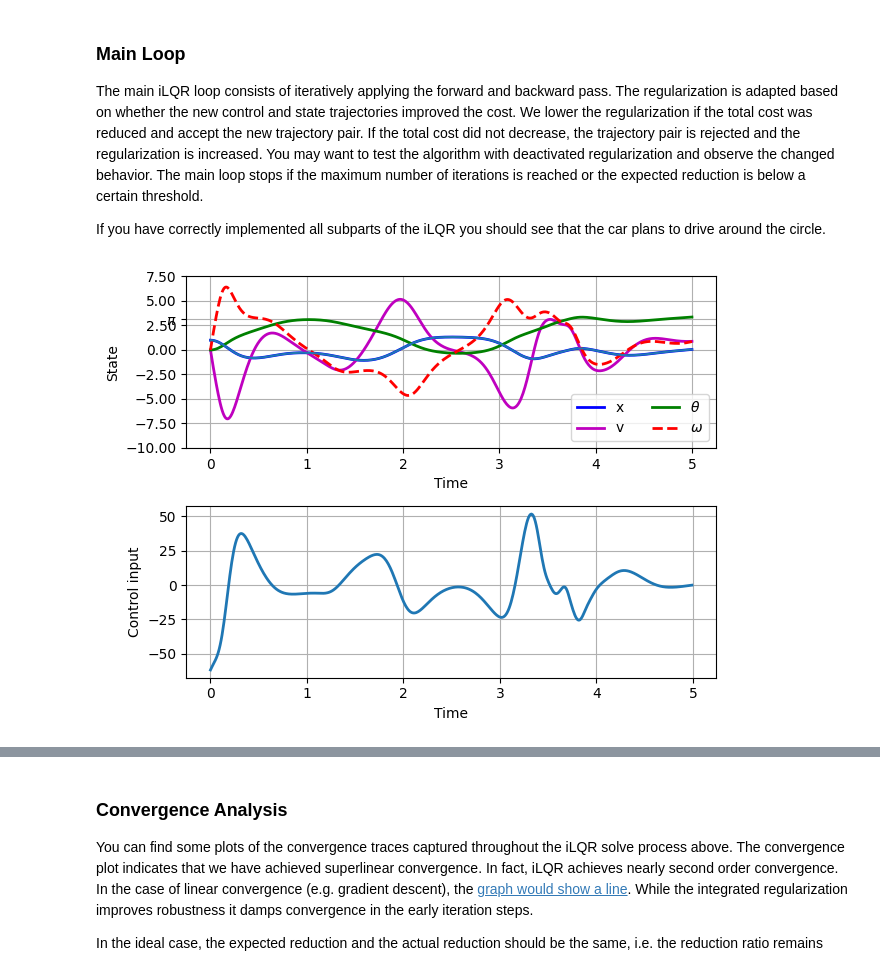
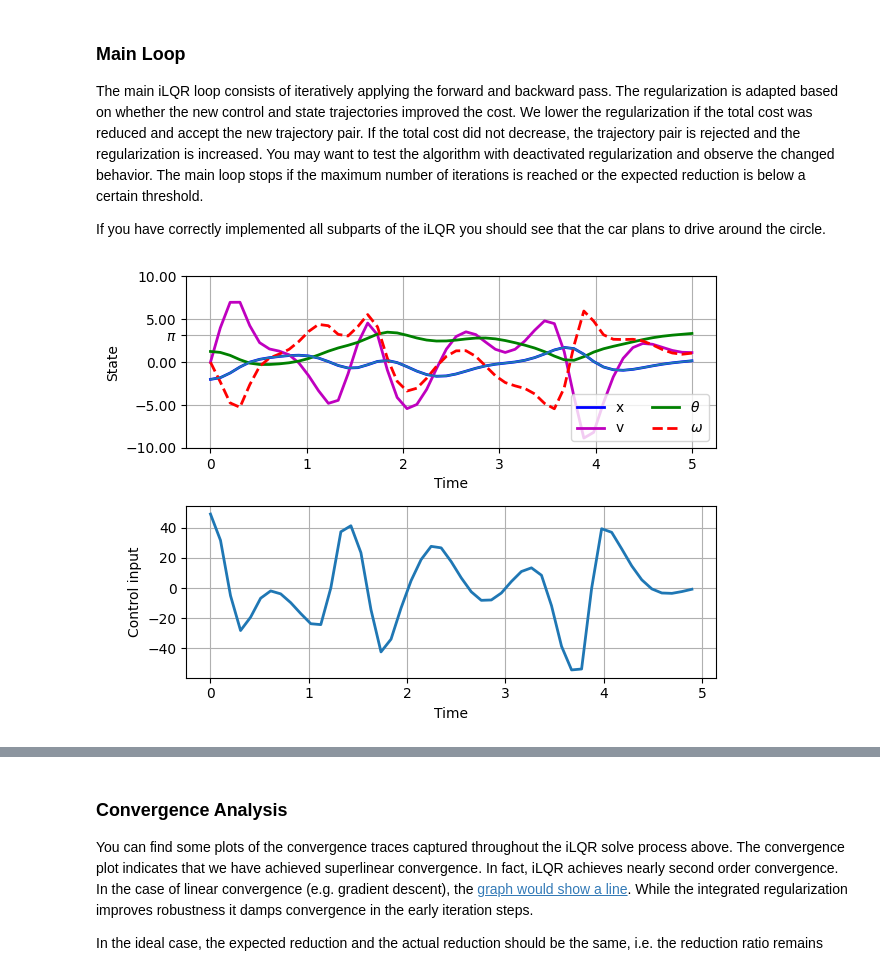
Before and after one commit to Solomon-GC/LQGnet, a Jupyter notebook: iLQG/ilqr_pen_on_cart copy.ipynb, the cells around one changed output, grey strips where cells are left out. Drawn from its saved outputs; the diff is of its cells as text; code cells hidden in the pictures.

```diff
--- a/iLQG/ilqr_pen_on_cart copy.ipynb
+++ b/iLQG/ilqr_pen_on_cart copy.ipynb
@@ -111,7 +113,8 @@ def rollout(x0, u_trj):
     N = u_trj.shape[0]+1
     x_trj[0] = x0
     for n in range(N-1):
-        x_trj[n+1] = rk4singlestep(pendulum_on_cart_continuous_dynamics, dt, t[n], x_trj[n], u_trj[n])
+        # x_trj[n+1] = rk4singlestep(pendulum_on_cart_continuous_dynamics, dt, t[n], x_trj[n], u_trj[n])
+        x_trj[n+1] = rk4singlestep(x_trj[n], u_trj[n])
 
     return x_trj
 
@@ -127,14 +130,14 @@ x_goal = np.array([0.0, 0.0, np.pi, 0.0])
 def cost_stage(x, u):
     m = sym if x.dtype == object else np # Check type for autodiff
     n_x = x.shape[0]
-    Q = np.array([[50, 0, 0, 0],[0, 1, 0, 0],[0, 0, 50, 0], [0, 0, 0, 1]])
+    Q = np.array([[500.0, 0.0, 0.0, 0.0],[0.0, 1.0, 0.0, 0.0],[0.0, 0.0, 500.0, 0.0], [0.0, 0.0, 0.0, 1.0]])
     R = 1
     return (x-x_goal).T@Q@(x-x_goal) + R*(u**2)[0]
 
 def cost_final(x):
     m = sym if x.dtype == object else np # Check type for autodiff
     n_x = x.shape[0]
-    Q = np.array([[50, 0, 0, 0],[0, 1, 0, 0],[0, 0, 50, 0], [0, 0, 0, 1]])
+    Q = np.array([[500.0, 0.0, 0.0, 0.0],[0.0, 1.0, 0.0, 0.0],[0.0, 0.0, 500.0, 0.0], [0.0, 0.0, 0.0, 1.0]])
     return (x-x_goal).T@Q@(x-x_goal)
 # %% [markdown]
 Your next task is to write the total cost function of the state and control trajectory. This is simply the sum of all stages over the control horizon and the objective from general problem formulation above.
@@ -201,7 +204,7 @@ class derivatives():
         self.l_final_x = sym.Jacobian([l_final], x).ravel()
         self.l_final_xx = sym.Jacobian(self.l_final_x, x)
 
-        f = discrete_dynamics(pendulum_on_cart_continuous_dynamics, dt, t, x, u)
+        f = discrete_dynamics(x, u)
         self.f_x = sym.Jacobian(f, x)
         self.f_u = sym.Jacobian(f, u)
 
@@ -326,7 +354,7 @@ def forward_pass(x_trj, u_trj, k_trj, K_trj):
         u_trj_new[n,:] = u_trj[n] + k_trj[n] + K_trj[n].dot(x_trj_new[n]-x_trj[n])# Apply feedback law
         # u_trj_new[n,:] = u_trj[n] + k_trj[n] + K_trj[n].dot(x_trj_new[n]-x_goal)# Apply feedback law
         # x_trj_new[n+1,:] = discrete_dynamics(x_trj_new[n], u_trj_new[n])# Apply dynamics
-        x_trj_new[n+1,:] = rk4singlestep(pendulum_on_cart_continuous_dynamics, dt, t[n], x_trj_new[n], u_trj_new[n])
+        x_trj_new[n+1,:] = rk4singlestep(x_trj_new[n], u_trj_new[n])
     return x_trj_new, u_trj_new
 # %% [markdown]
 ### Backward Pass
@@ -412,7 +440,7 @@ def run_ilqr(x0, N, max_iter=50, regu_init=100):
     return x_trj, u_trj, cost_trace, regu_trace, redu_ratio_trace, redu_trace
 
 # Setup problem and call iLQR
-x0 = np.array([1.0, 0.0, 0.0*np.pi, 0.0])
+x0 = np.array([-2.0, 0.0, 0.4*np.pi, 0.0])
 # N = 50
 max_iter=50
 regu_init=100
@@ -449,31 +477,31 @@ lw_=2
 
 ax1 = plt.subplot(211)
 # ax1.margins(0.05)           # Default margin is 0.05, value 0 means fit
 ax1.plot(t, x_trj[:,0],lw=lw_,label = 'x', color = 'b')
 ax1.plot(t, x_trj[:,1],lw=lw_,linestyle = '-', color = 'm', label='v')
 ax1.plot(t, x_trj[:,2],lw=lw_, color='g', label=r'$\theta$')
 ax1.plot(t, x_trj[:,3],lw=lw_,linestyle = '--', color = 'r', label=r'$\omega$')
 # ax1.axhline(y = np.pi, color = 'k', linestyle = '--', lw=2, label = r'$\pi$')
 # Add ytick label of the theta target goal (pi)
 lines = plt.plot(t, x_trj[:,0])
 ax0 = lines[0].axes
 ax0.set_yticks(list(ax0.get_yticks())+[np.pi])
 labels = [item.get_text() for item in ax0.get_yticklabels()]
 labels[-1] = r'$\pi$'
 ax0.set_yticklabels(labels)
 
 ax1.set_xlabel('Time')
 ax1.set_ylabel('State')
 ax1.legend(ncols=2, loc='lower right')
 ax1.grid(True)
 
 ax2 = plt.subplot(212)
 # ax2.margins(2, 2)           # Values >0.0 zoom out
 ax2.plot(t[:-1], u_trj,lw=lw_)
 ax2.set_xlabel('Time')
 ax2.set_ylabel('Control input')
 ax2.grid(True)
 
 plt.tight_layout()
 # %% [output]
-[figure, old version]
+[figure, new version]
```
Also changed, not shown: parts of 11 cells of this notebook, 1 other file.
